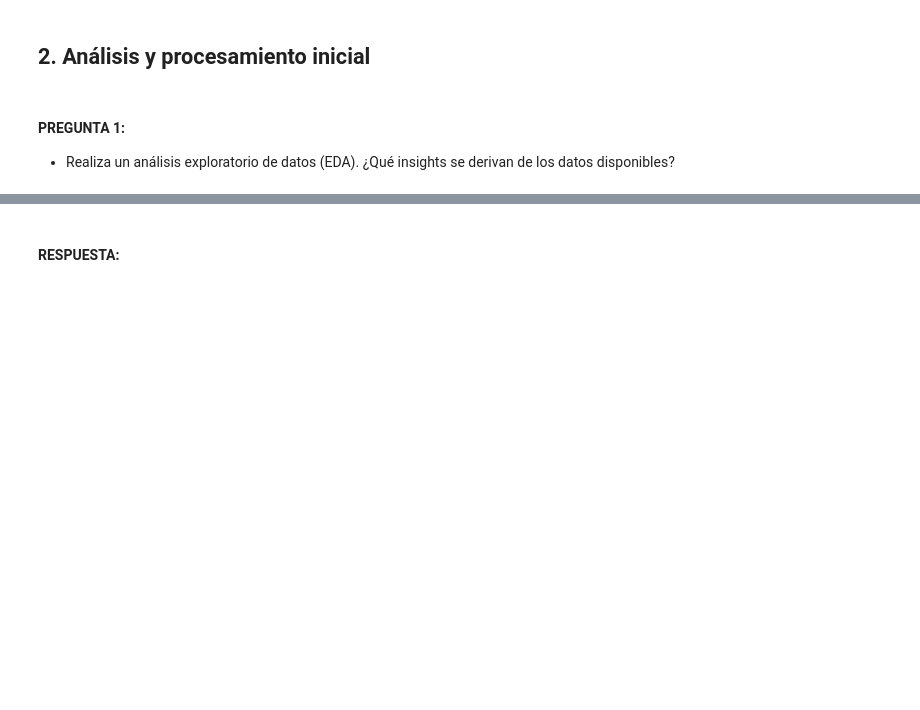
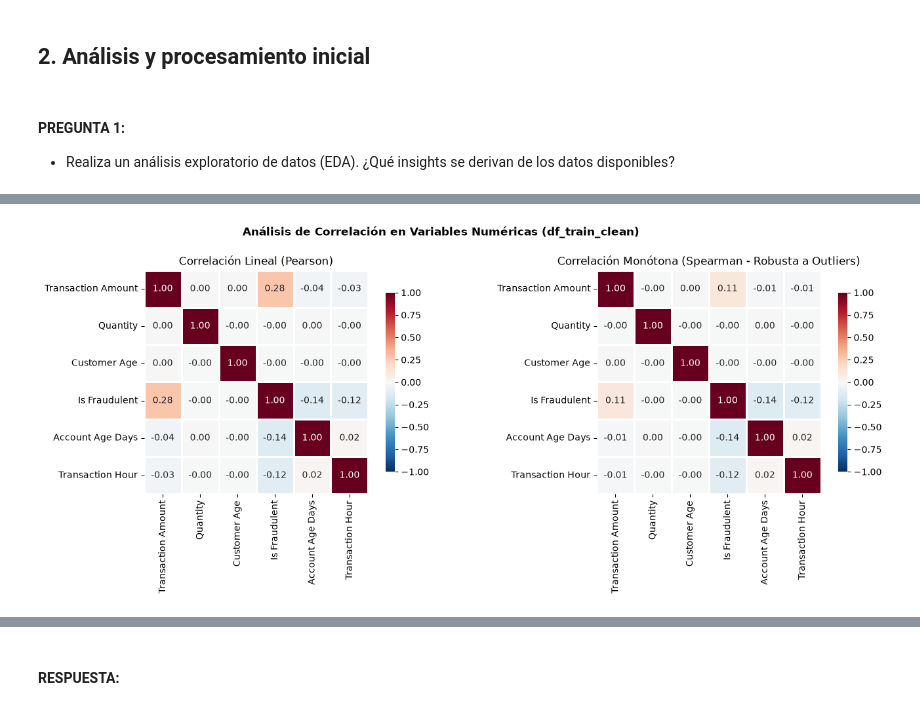
Before and after one commit to mdgonzalez21/Actividad_3_Deteccion_anomalias, a Jupyter notebook: script/Deteccion_Anomalias_Enunciado.ipynb, the cells around one changed output, grey strips where cells are left out. Cells and saved outputs as stored; diff of their text form; code cells hidden in the pictures; blank space fills up the shorter version.

```diff
--- a/script/Deteccion_Anomalias_Enunciado.ipynb
+++ b/script/Deteccion_Anomalias_Enunciado.ipynb
@@ -153,0 +667,28 @@ Primeras 5 filas del dataset de test:
+# %%
+# Seleccionar variables numéricas relevantes  para la matriz
+cols_num = df_train_clean.select_dtypes(include=[np.number]).columns.tolist()
+
+corr_pearson = df_train_clean[cols_num].corr(method='pearson')
+corr_spearman = df_train_clean[cols_num].corr(method='spearman')
+
+fig, axes = plt.subplots(1, 2, figsize=(14, 5.5))
+
+sns.heatmap(
+    corr_pearson, annot=True, fmt='.2f', cmap='RdBu_r',
+    vmin=-1, vmax=1, center=0, square=True, linewidths=0.8,
+    cbar_kws={'shrink': 0.8}, ax=axes[0]
+)
+axes[0].set_title('Correlación Lineal (Pearson)')
+
+sns.heatmap(
+    corr_spearman, annot=True, fmt='.2f', cmap='RdBu_r',
+    vmin=-1, vmax=1, center=0, square=True, linewidths=0.8,
+    cbar_kws={'shrink': 0.8}, ax=axes[1]
+)
+axes[1].set_title('Correlación Monótona (Spearman - Robusta a Outliers)')
+
+plt.suptitle('Análisis de Correlación en Variables Numéricas (df_train_clean)', fontweight='bold', fontsize=12.5, y=1.02)
+plt.tight_layout()
+plt.show()
+# %% [output]
+[figure, added]
```
Also changed, not shown: parts of 15 cells of this notebook, 1 other file.
